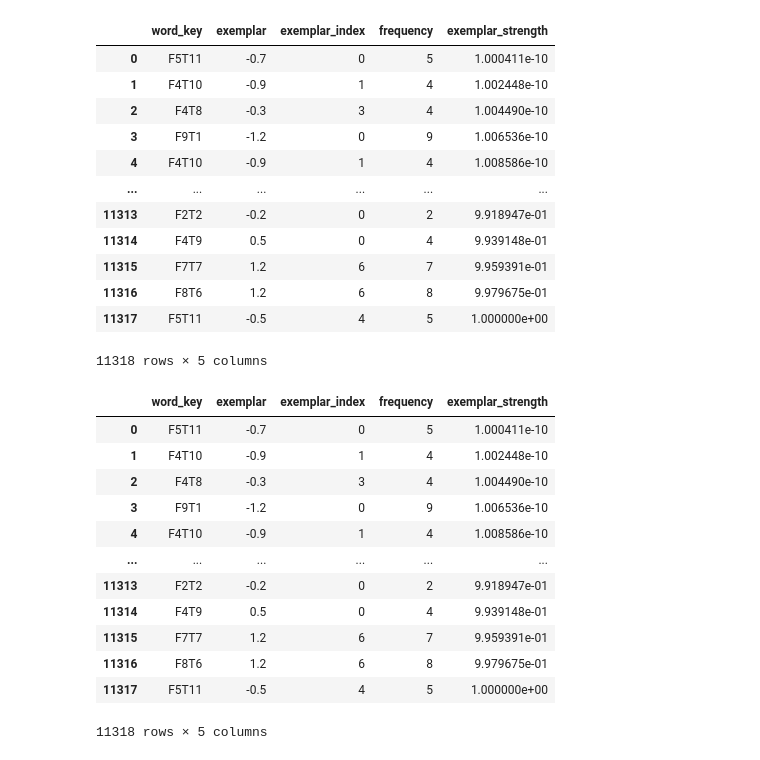
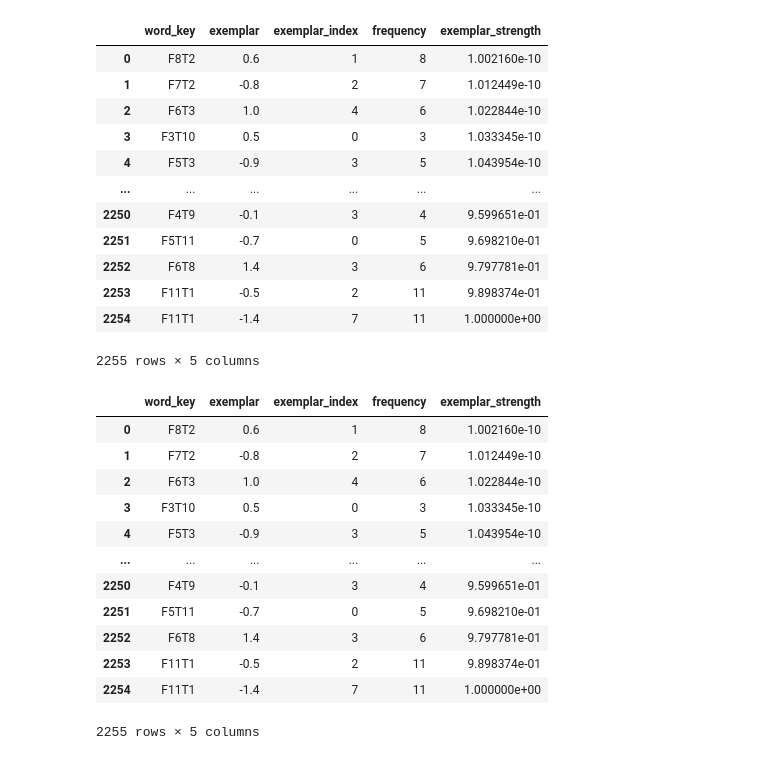
Before and after one commit to tadavoila/simple-dynamical-systems, a Jupyter notebook: Simple Dynamical Systems/strengths.ipynb, the cells around one changed output. Cells and saved outputs as stored; diff of their text form; code cells hidden in the pictures.

```diff
--- a/Simple Dynamical Systems/strengths.ipynb
+++ b/Simple Dynamical Systems/strengths.ipynb
@@ -114,24 +121,23 @@ strengths(1, 20000)
 # %%
-strengths_data = pd.DataFrame(pd.read_json('Outputs/Old/strengths_r1_i20000.json'))
+strengths_data = pd.DataFrame(pd.read_json(f'Outputs/Old/strengths_r1_i20000_k{k_str}.json'))
 strengths_data
 # %% [output]
 |  | word_key | exemplar | exemplar_index | frequency | exemplar_strength |
-| 0 | F5T11 | -0.7 | 0 | 5 | 1.000411e-10 |
-| 1 | F4T10 | -0.9 | 1 | 4 | 1.002448e-10 |
-| 2 | F4T8 | -0.3 | 3 | 4 | 1.004490e-10 |
-| 3 | F9T1 | -1.2 | 0 | 9 | 1.006536e-10 |
-| 4 | F4T10 | -0.9 | 1 | 4 | 1.008586e-10 |
+| 0 | F8T2 | 0.6 | 1 | 8 | 1.002160e-10 |
+| 1 | F7T2 | -0.8 | 2 | 7 | 1.012449e-10 |
+| 2 | F6T3 | 1.0 | 4 | 6 | 1.022844e-10 |
+| 3 | F3T10 | 0.5 | 0 | 3 | 1.033345e-10 |
+| 4 | F5T3 | -0.9 | 3 | 5 | 1.043954e-10 |
 | ... | ... | ... | ... | ... | ... |
-| 11313 | F2T2 | -0.2 | 0 | 2 | 9.918947e-01 |
-| 11314 | F4T9 | 0.5 | 0 | 4 | 9.939148e-01 |
-| 11315 | F7T7 | 1.2 | 6 | 7 | 9.959391e-01 |
-| 11316 | F8T6 | 1.2 | 6 | 8 | 9.979675e-01 |
-| 11317 | F5T11 | -0.5 | 4 | 5 | 1.000000e+00 |
+| 2250 | F4T9 | -0.1 | 3 | 4 | 9.599651e-01 |
+| 2251 | F5T11 | -0.7 | 0 | 5 | 9.698210e-01 |
+| 2252 | F6T8 | 1.4 | 3 | 6 | 9.797781e-01 |
+| 2253 | F11T1 | -0.5 | 2 | 11 | 9.898374e-01 |
+| 2254 | F11T1 | -1.4 | 7 | 11 | 1.000000e+00 |
-11318 rows × 5 columns
+2255 rows × 5 columns
 # %%
 pivoted_data_path = reset_data()
 kdf = pd.read_json(pivoted_data_path, orient='records', lines=True)
-k = 1 - 1/int(kdf['frequency'].sum())
 
 # Loading data
 final_strengths_data = copy.deepcopy(strengths_data)
@@ -167,18 +173,18 @@ for word_key in missing_word_keys:
 final_strengths_data
 # %% [output]
 |  | word_key | exemplar | exemplar_index | frequency | exemplar_strength |
-| 0 | F5T11 | -0.7 | 0 | 5 | 1.000411e-10 |
-| 1 | F4T10 | -0.9 | 1 | 4 | 1.002448e-10 |
-| 2 | F4T8 | -0.3 | 3 | 4 | 1.004490e-10 |
-| 3 | F9T1 | -1.2 | 0 | 9 | 1.006536e-10 |
-| 4 | F4T10 | -0.9 | 1 | 4 | 1.008586e-10 |
+| 0 | F8T2 | 0.6 | 1 | 8 | 1.002160e-10 |
+| 1 | F7T2 | -0.8 | 2 | 7 | 1.012449e-10 |
+| 2 | F6T3 | 1.0 | 4 | 6 | 1.022844e-10 |
+| 3 | F3T10 | 0.5 | 0 | 3 | 1.033345e-10 |
+| 4 | F5T3 | -0.9 | 3 | 5 | 1.043954e-10 |
 | ... | ... | ... | ... | ... | ... |
-| 11313 | F2T2 | -0.2 | 0 | 2 | 9.918947e-01 |
-| 11314 | F4T9 | 0.5 | 0 | 4 | 9.939148e-01 |
-| 11315 | F7T7 | 1.2 | 6 | 7 | 9.959391e-01 |
-| 11316 | F8T6 | 1.2 | 6 | 8 | 9.979675e-01 |
-| 11317 | F5T11 | -0.5 | 4 | 5 | 1.000000e+00 |
+| 2250 | F4T9 | -0.1 | 3 | 4 | 9.599651e-01 |
+| 2251 | F5T11 | -0.7 | 0 | 5 | 9.698210e-01 |
+| 2252 | F6T8 | 1.4 | 3 | 6 | 9.797781e-01 |
+| 2253 | F11T1 | -0.5 | 2 | 11 | 9.898374e-01 |
+| 2254 | F11T1 | -1.4 | 7 | 11 | 1.000000e+00 |
-11318 rows × 5 columns
+2255 rows × 5 columns
 # %%
 # Here we group by 'word_key', aggregate 'exemplars' into lists, and sum 'exemplar_frequency'
 grouped_data = final_strengths_data.groupby(['word_key']).agg({
```
Also changed, not shown: parts of 5 cells of this notebook, 3 other files.
